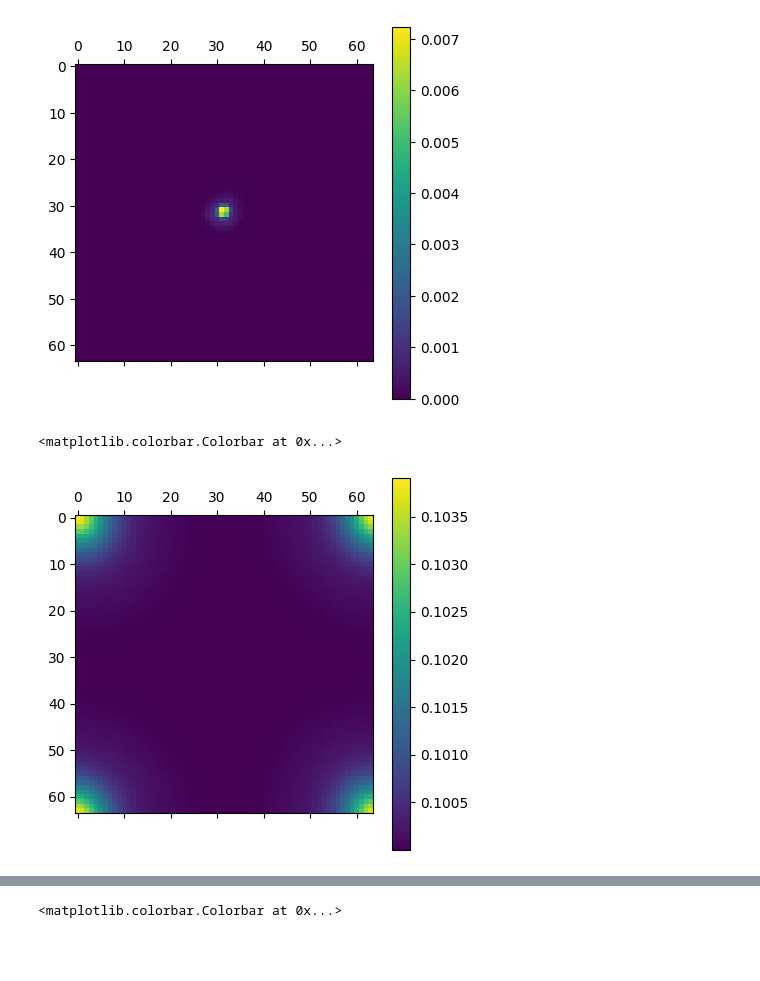
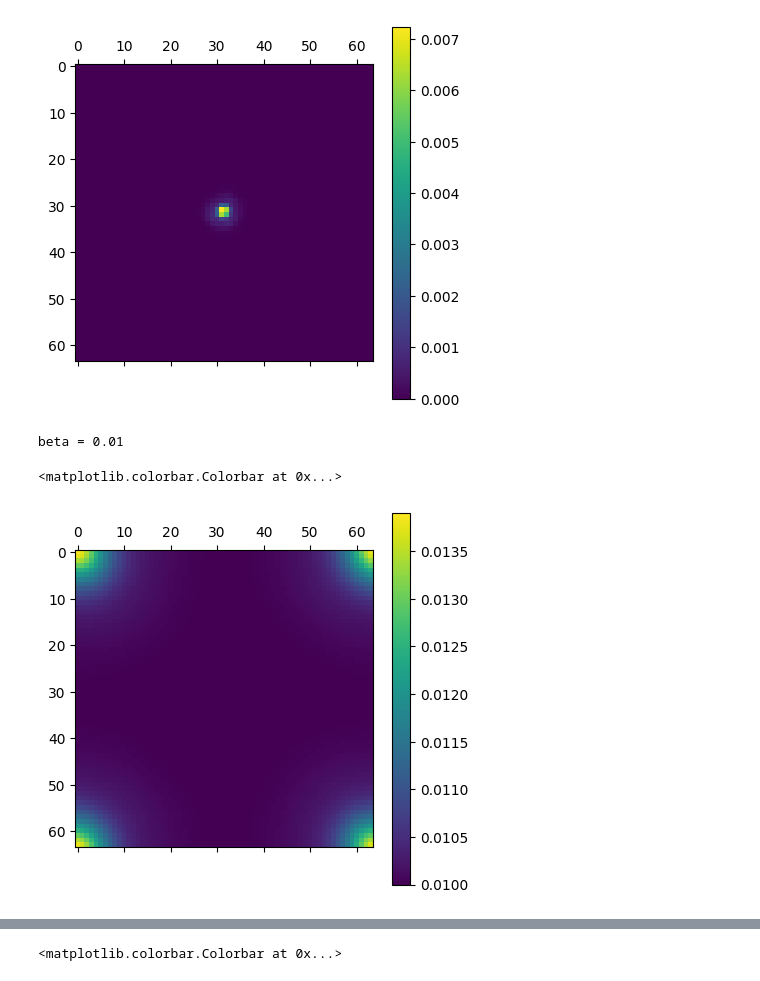
Before and after one commit to AlexandreAdam/DeblendingGalaxies, a Jupyter notebook: notebooks/correlated_gaussian_approx.ipynb, the cells around one changed output, grey strips where cells are left out. Cells and saved outputs as stored; diff of their text form; code cells hidden in the pictures; blank space fills up the shorter version.

```diff
--- a/notebooks/correlated_gaussian_approx.ipynb
+++ b/notebooks/correlated_gaussian_approx.ipynb
@@ -496,14 +534,16 @@ tensor(0.0625)
 <matplotlib.colorbar.Colorbar at 0x...>
 [figure]
 # %%
-beta = 1e-1
+beta = 1e-2#low_pass(kernel, p=2)
+print(f"beta = {beta}")
 Lambda = torch.abs(torch.fft.fft2(kernel))**2 + beta
 Lambda_inv = 1/Lambda
 plt.matshow(Lambda.abs())
 plt.colorbar()
 # %% [output]
-<matplotlib.colorbar.Colorbar at 0x...>
+beta = 0.01
+<matplotlib.colorbar.Colorbar at 0x...>
-[figure, old version]
+[figure, new version]
 # %%
 plt.imshow(Lambda_inv)
 plt.colorbar()
```
Also changed, not shown: parts of 34 cells of this notebook, 2 other files.
